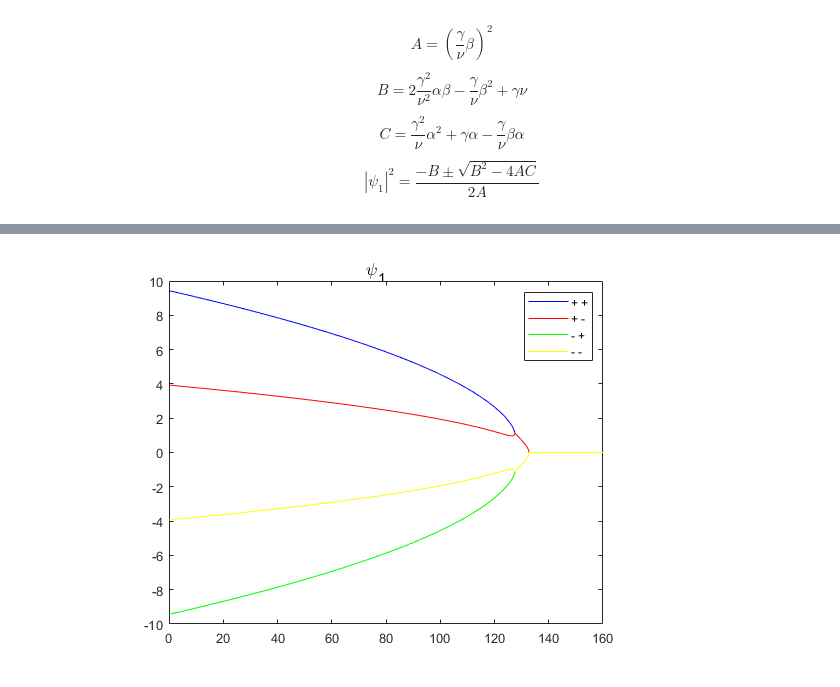
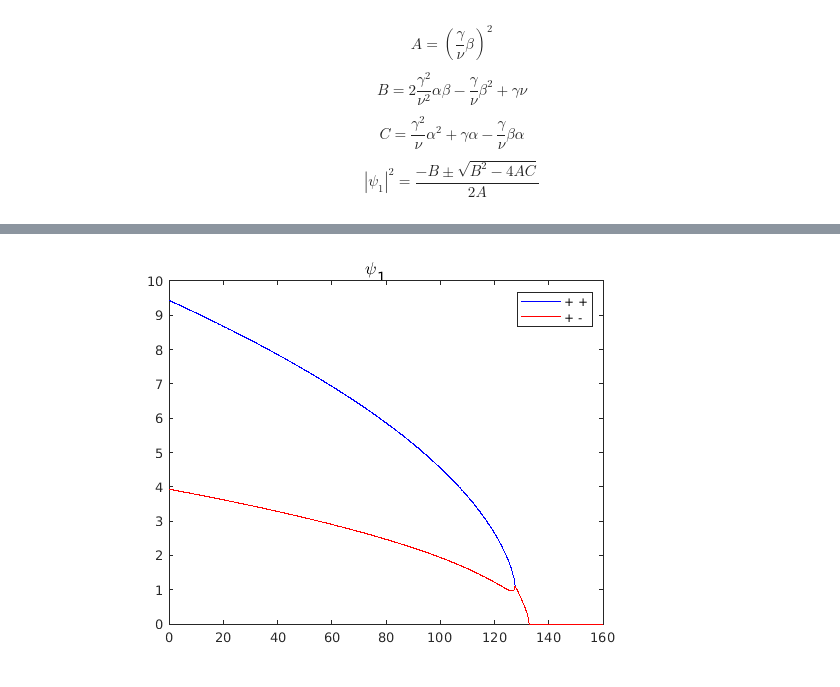
Before and after one commit to Gustavo-01/Projeto_daf, a Jupyter notebook: Project.ipynb, the cells around one changed output, grey strips where cells are left out. Saved outputs shown, nothing was run; the diff lists cells and outputs as text; code cells hidden in the pictures.

```diff
--- a/Project.ipynb
+++ b/Project.ipynb
@@ -284,11 +256,7 @@ sgtitle('\psi_1')
 plot(T,Psi_1_plus_plus(T),'b')
 hold on
 plot(T,Psi_1_plus_minus(T),'r')
-hold on
-plot(T,Psi_1_minus_plus(T),'g')
-hold on
-plot(T,Psi_1_minus_minus(T),'y')
-legend("+ +","+ -","- +","- -")
+legend("+ +","+ -")
 # %% [output]
 Warning: Imaginary parts of complex X and/or Y arguments ignored.
 Warning: Imaginary parts of complex X and/or Y arguments ignored.
@@ -297 +263 @@ Warning: Imaginary parts of complex X and/or Y arguments ignored.
-[figure, old version]
+[figure, new version]
```
Also changed, not shown: parts of 11 cells of this notebook.
